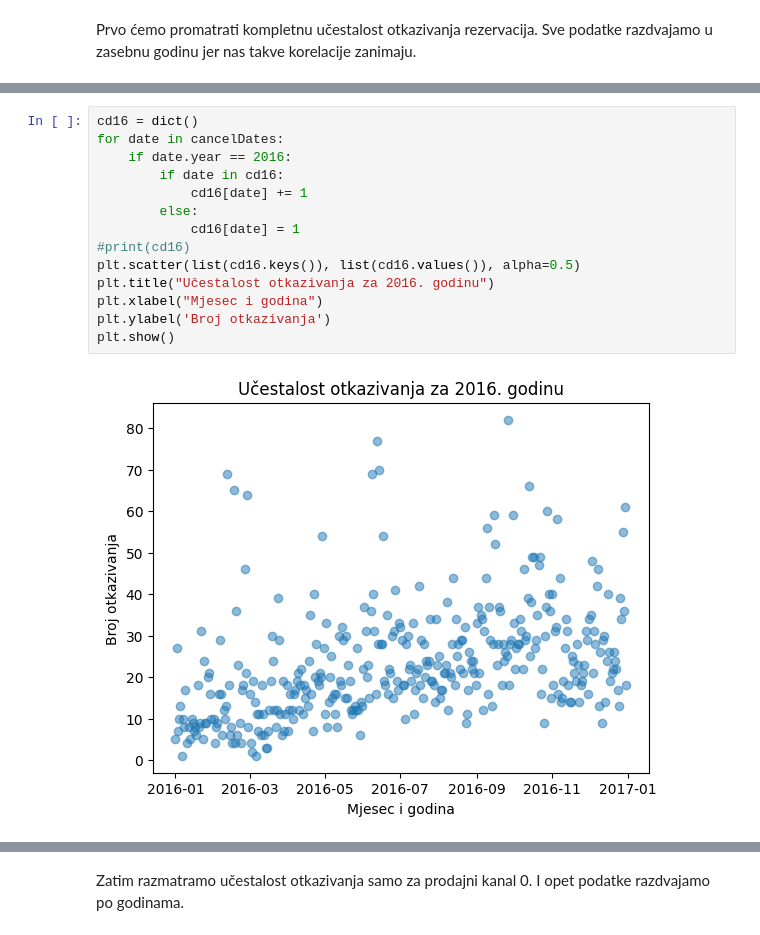
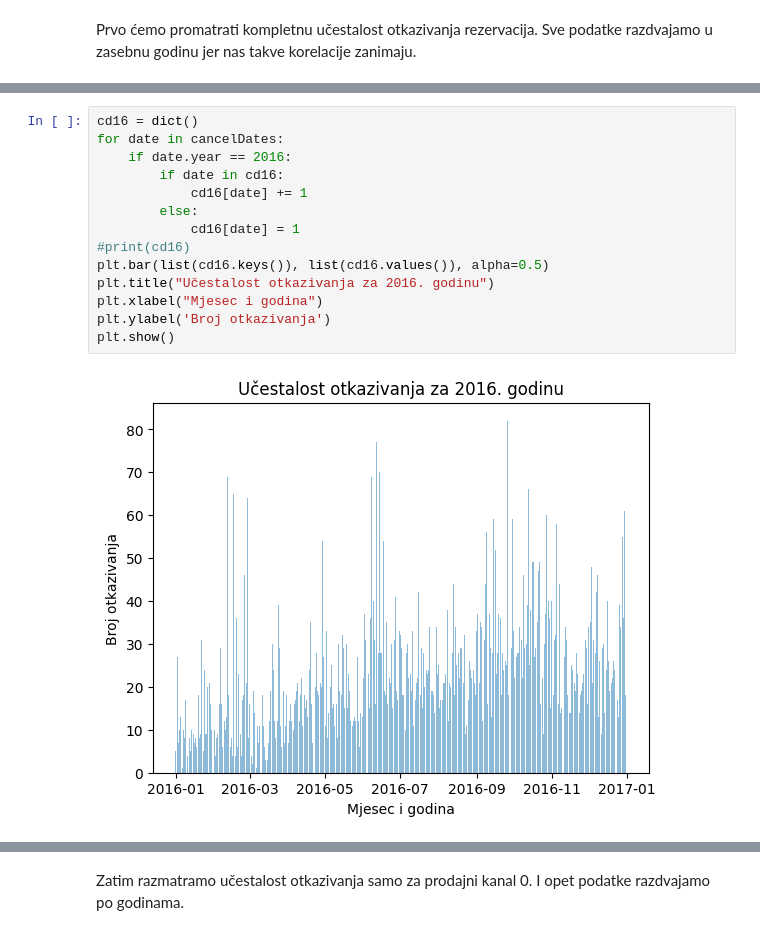
Before and after one commit to Matija-Kukic/lumen, a Jupyter notebook: data_cleanup/processing/processing_by_salesChannel/salesChannel_processing.ipynb, the cells around one changed output, grey strips where cells are left out. Drawn from its saved outputs; the diff is of its cells as text.

```diff
--- a/data_cleanup/processing/processing_by_salesChannel/salesChannel_processing.ipynb
+++ b/data_cleanup/processing/processing_by_salesChannel/salesChannel_processing.ipynb
@@ -112,19 +112,19 @@ plt.show()
 # %%
 cd16 = dict()
 for date in cancelDates:
     if date.year == 2016:
         if date in cd16:
             cd16[date] += 1
         else:
             cd16[date] = 1
 #print(cd16)
-plt.scatter(list(cd16.keys()), list(cd16.values()), alpha=0.5)
+plt.bar(list(cd16.keys()), list(cd16.values()), alpha=0.5)
 plt.title("Učestalost otkazivanja za 2016. godinu")
 plt.xlabel("Mjesec i godina")
 plt.ylabel('Broj otkazivanja')
 plt.show()
 # %% [output]
-[figure, old version]
+[figure, new version]
 # %%
 cd17 = dict()
 for date in cancelDates:
```
Also changed, not shown: parts of 13 cells of this notebook, 12 other files.
